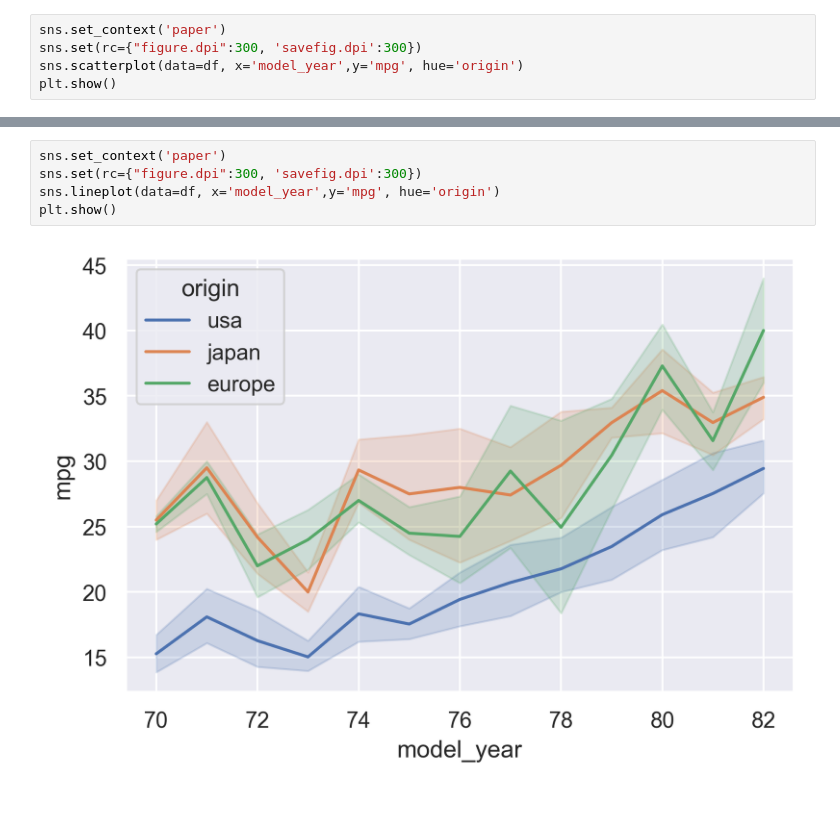
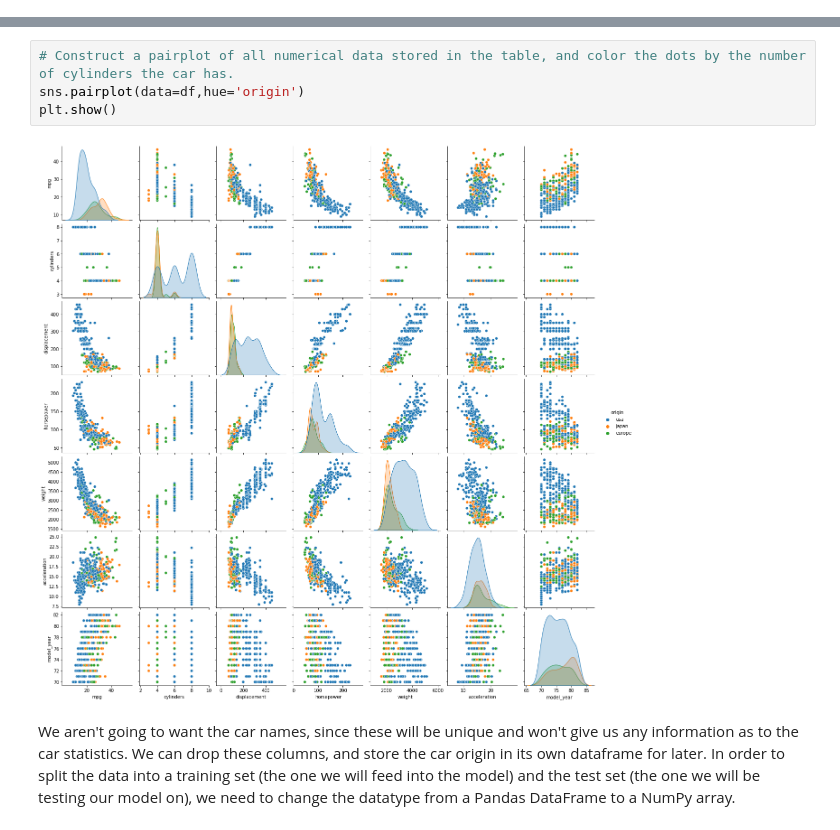
Before and after one commit to samholtzen/data_visualization_workshop, a Jupyter notebook: data_vis_intermediate.ipynb, the cells around one changed output, grey strips where cells are left out. Cells and saved outputs as stored; diff of their text form.

```diff
--- a/data_vis_intermediate.ipynb
+++ b/data_vis_intermediate.ipynb
@@ -25,8 +42,3 @@ print(df)
 397          82     usa                 chevy s-10
 
 [398 rows x 9 columns]
-# %%
-sns.set_context('paper')
-sns.set(rc={"figure.dpi":300, 'savefig.dpi':300})
-sns.scatterplot(data=df, x='model_year',y='mpg', hue='origin')
-plt.show()
@@ -35,7 +45,8 @@ plt.show()
-# %%
-sns.set_context('paper')
-sns.set(rc={"figure.dpi":300, 'savefig.dpi':300})
-sns.lineplot(data=df, x='model_year',y='mpg', hue='origin')
-plt.show()
-# %% [output]
-[figure, removed]
+# %%
+# Construct a pairplot of all numerical data stored in the table, and color the dots by the number of cylinders the car has.
+sns.pairplot(data=df,hue='origin')
+plt.show()
+# %% [output]
+[figure, added]
+# %% [markdown]
+We aren't going to want the car names, since these will be unique and won't give us any information as to the car statistics. We can drop these columns, and store the car origin in its own dataframe for later. In order to split the data into a training set (the one we will feed into the model) and the test set (the one we will be testing our model on), we need to change the datatype from a Pandas DataFrame to a NumPy array.
```
Also changed, not shown: parts of 8 cells of this notebook.
